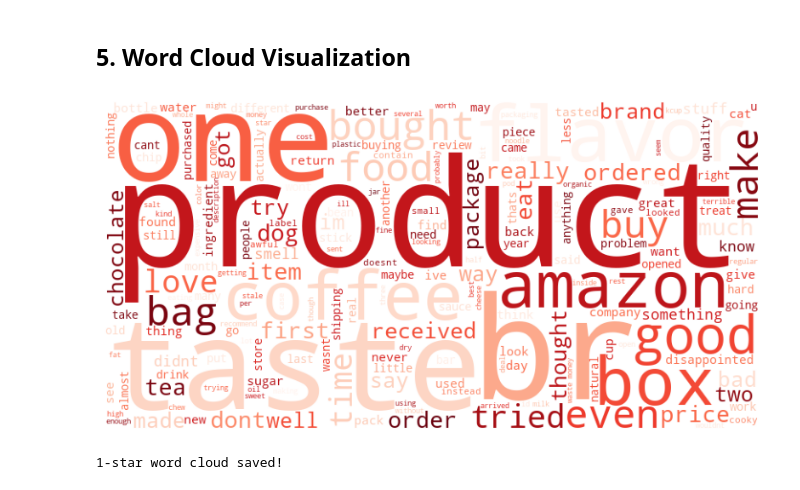
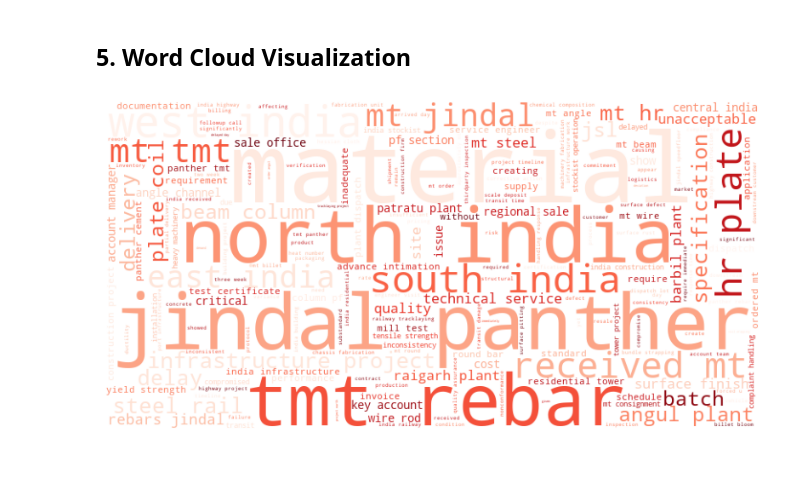
Before and after one commit to ali7540/nlp-quality-feedback-analyzer, a Jupyter notebook: notebooks/week1_preprocessing.ipynb, the cells around one changed output. Cells and saved outputs as stored; diff of their text form; code cells hidden in the pictures.

Commit message:
feat: replace amazon review dataset with synthetic jindal steel feedback and update documentation accordingly

```diff
--- a/notebooks/week1_preprocessing.ipynb
+++ b/notebooks/week1_preprocessing.ipynb
@@ -209,6 +178,6 @@ df["cleaned_text"]
 Name: cleaned_text, Length: 10000, dtype: object
 # %%
-df["tokens"] = df["cleaned_text"].apply(word_tokenize)
+df["raw_tokens"] = df["cleaned_text"].apply(word_tokenize)
 # %%
 nltk.download('punkt_tab')
 # %% [output]
@@ -219,17 +188,17 @@ False
 # %%
 stop_words = set(stopwords.words('english'))
 
-df["tokens_no_stopwords"] = df["tokens"].apply(
+df["tokens_no_stopwords"] = df["raw_tokens"].apply(
     lambda x: [word for word in x if word.lower() not in stop_words]
 )
 # %%
 lemmatizer = WordNetLemmatizer()
 
-df["cleaned_tokens"] = df["tokens_no_stopwords"].apply(
+df["tokens"] = df["tokens_no_stopwords"].apply(
     lambda x: [lemmatizer.lemmatize(word) for word in x]
 )
 # %%
-df["final_cleaned_text"] = df["cleaned_tokens"].apply(
+df["final_cleaned_text"] = df["tokens"].apply(
     lambda x: " ".join(x)
 )
 # %%
@@ -244,28 +220,22 @@ reviews_cleaned.csv saved successfully!
 # %% [markdown]
 ## 5. Word Cloud Visualization
 # %%
-one_star = df[df["Score"] == 1]
+negative_reviews = df[df["severity_rating"].isin([1, 2])]
 
-text_1star = " ".join(
-    one_star["final_cleaned_text"].astype(str)
+text_negative = " ".join(
+    negative_reviews["final_cleaned_text"].astype(str)
 )
 
-wc1 = WordCloud(
+wc_neg = WordCloud(
     colormap="Reds",
     width=800,
     height=400,
     background_color="white"
-).generate(text_1star)
+).generate(text_negative)
 
 plt.figure(figsize=(10,5))
-plt.imshow(wc1)
+plt.imshow(wc_neg)
 plt.axis("off")
 plt.show()
 # %% [output]
-[figure, old version]
+[figure, new version]
-# %%
-wc1.to_file("../outputs/wordclouds/wordcloud_1star.png")
-
-print("1-star word cloud saved!")
-# %% [output]
-1-star word cloud saved!
```
Also changed, not shown: parts of 21 cells of this notebook, 8 other files.
